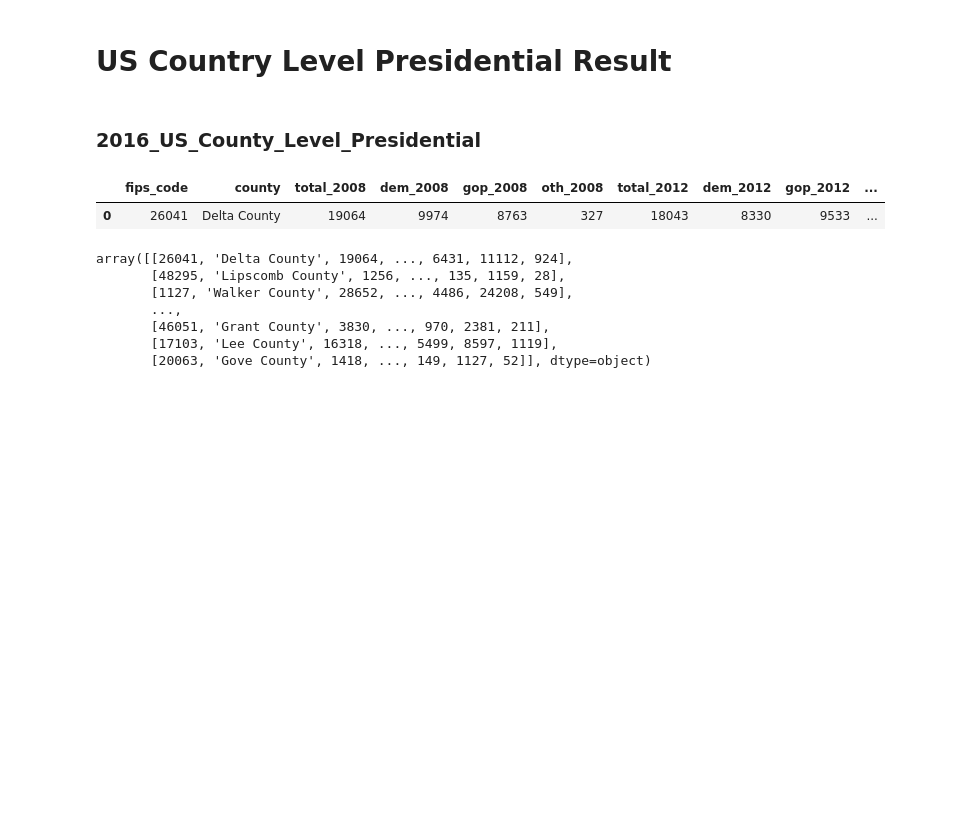
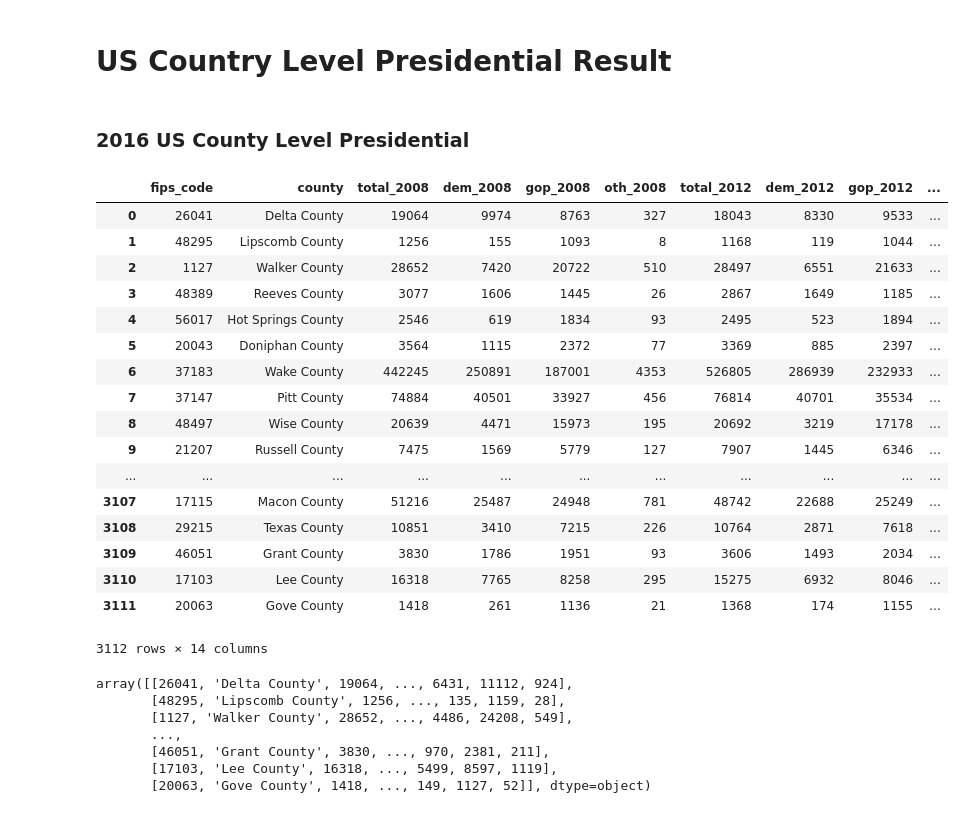
Before and after one commit to raghvendra98/US-Country-Level-Presidential-Result, a Jupyter notebook: us_dataset.ipynb, the cells around one changed output. Saved outputs shown, nothing was run; the diff lists cells and outputs as text; code cells hidden in the pictures; blank space fills up the shorter version.

```diff
--- a/us_dataset.ipynb
+++ b/us_dataset.ipynb
@@ -1,7 +1,7 @@
 # %% [markdown]
 # US Country Level Presidential Result
-# %% [markdown]
-### 2016_US_County_Level_Presidential
+# %% [markdown]
+### 2016 US County Level Presidential
 # %%
 import pandas as pd
 import plotly.graph_objects as go
@@ -13,10 +13,26 @@ from mpl_toolkits.mplot3d import Axes3D
 df1 = pd.read_csv("2008_2016_US_County_Level_Presidential_Results.csv")
 df2 = pd.read_csv("2020_US_County_Level_Presidential_Results.csv")
 # %%
-df1.head(1)
+df1
 # %% [output]
 |  | fips_code | county | total_2008 | dem_2008 | gop_2008 | oth_2008 | total_2012 | dem_2012 | gop_2012 | ... |
 | 0 | 26041 | Delta County | 19064 | 9974 | 8763 | 327 | 18043 | 8330 | 9533 | ... |
+| 1 | 48295 | Lipscomb County | 1256 | 155 | 1093 | 8 | 1168 | 119 | 1044 | ... |
+| 2 | 1127 | Walker County | 28652 | 7420 | 20722 | 510 | 28497 | 6551 | 21633 | ... |
+| 3 | 48389 | Reeves County | 3077 | 1606 | 1445 | 26 | 2867 | 1649 | 1185 | ... |
+| 4 | 56017 | Hot Springs County | 2546 | 619 | 1834 | 93 | 2495 | 523 | 1894 | ... |
+| 5 | 20043 | Doniphan County | 3564 | 1115 | 2372 | 77 | 3369 | 885 | 2397 | ... |
+| 6 | 37183 | Wake County | 442245 | 250891 | 187001 | 4353 | 526805 | 286939 | 232933 | ... |
+| 7 | 37147 | Pitt County | 74884 | 40501 | 33927 | 456 | 76814 | 40701 | 35534 | ... |
+| 8 | 48497 | Wise County | 20639 | 4471 | 15973 | 195 | 20692 | 3219 | 17178 | ... |
+| 9 | 21207 | Russell County | 7475 | 1569 | 5779 | 127 | 7907 | 1445 | 6346 | ... |
+| ... | ... | ... | ... | ... | ... | ... | ... | ... | ... | ... |
+| 3107 | 17115 | Macon County | 51216 | 25487 | 24948 | 781 | 48742 | 22688 | 25249 | ... |
+| 3108 | 29215 | Texas County | 10851 | 3410 | 7215 | 226 | 10764 | 2871 | 7618 | ... |
+| 3109 | 46051 | Grant County | 3830 | 1786 | 1951 | 93 | 3606 | 1493 | 2034 | ... |
+| 3110 | 17103 | Lee County | 16318 | 7765 | 8258 | 295 | 15275 | 6932 | 8046 | ... |
+| 3111 | 20063 | Gove County | 1418 | 261 | 1136 | 21 | 1368 | 174 | 1155 | ... |
+3112 rows × 14 columns
 # %%
 us_data_2008 = df1
 data_2008 = us_data_2008.values
```
Also changed, not shown: parts of 4 cells of this notebook.
